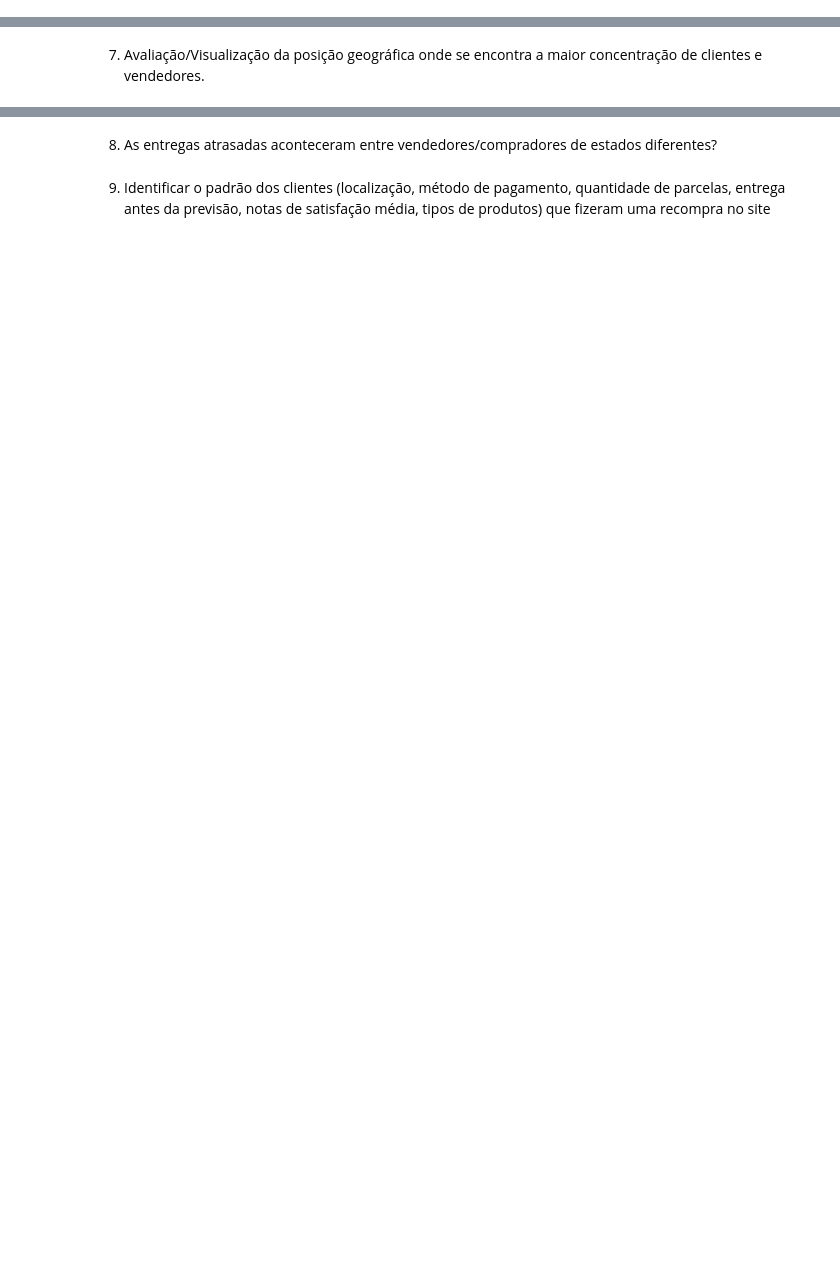
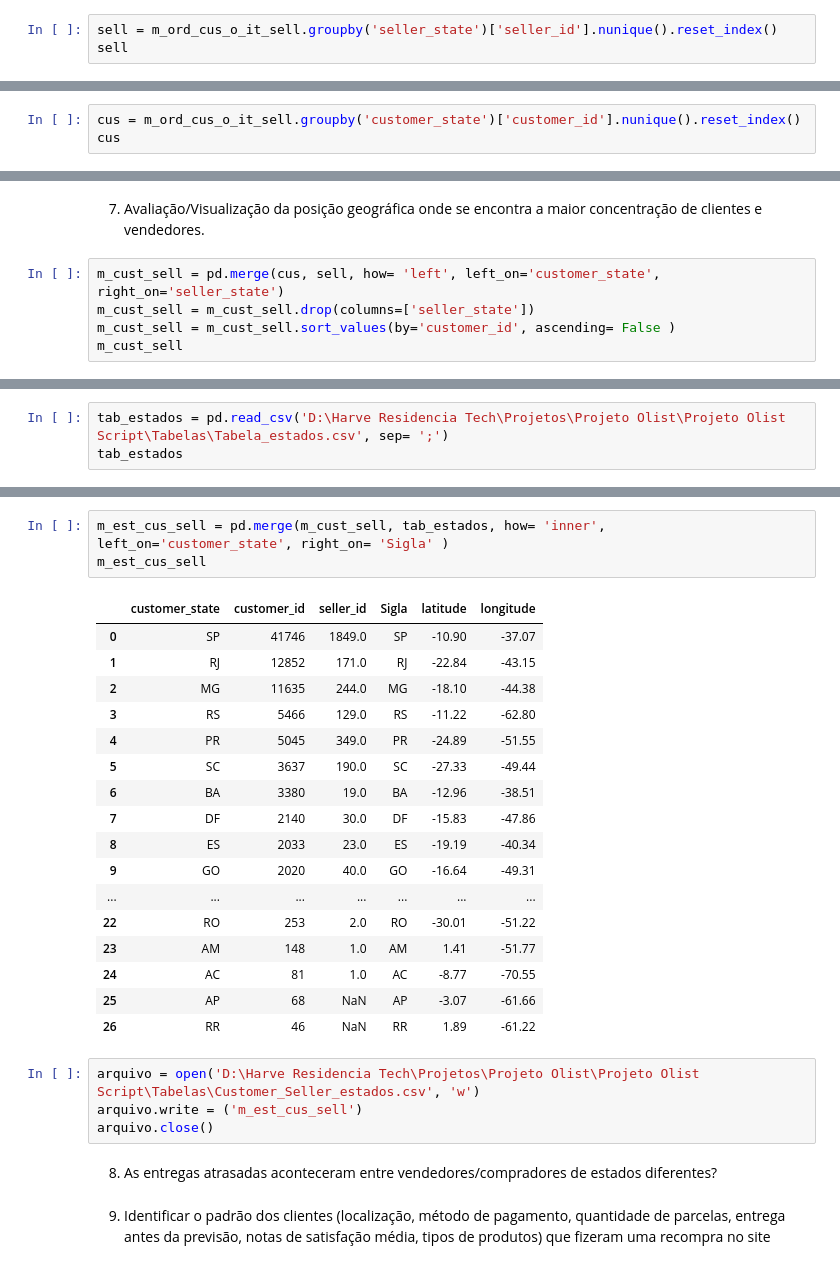
Before and after one commit to LucyMenges/Tech_Dados, a Jupyter notebook: Olist.ipynb, the cells around one changed output, grey strips where cells are left out. Saved outputs shown, nothing was run; the diff lists cells and outputs as text; blank space fills up the shorter version.

```diff
--- a/Olist.ipynb
+++ b/Olist.ipynb
@@ -1036,0 +1189,3 @@ Podemos analisar também o impacto do frete sobre o preço do produto.
+# %%
+sell = m_ord_cus_o_it_sell.groupby('seller_state')['seller_id'].nunique().reset_index()
+sell
@@ -1036,0 +1216,3 @@ Podemos analisar também o impacto do frete sobre o preço do produto.
+# %%
+cus = m_ord_cus_o_it_sell.groupby('customer_state')['customer_id'].nunique().reset_index()
+cus
@@ -1037,2 +1243,7 @@ Podemos analisar também o impacto do frete sobre o preço do produto.
 # %% [markdown]
 7.	Avaliação/Visualização da posição geográfica onde se encontra a maior concentração de clientes e vendedores.
+# %%
+m_cust_sell = pd.merge(cus, sell, how= 'left', left_on='customer_state', right_on='seller_state')
+m_cust_sell = m_cust_sell.drop(columns=['seller_state'])
+m_cust_sell = m_cust_sell.sort_values(by='customer_id', ascending= False )
+m_cust_sell
@@ -1038,0 +1268,3 @@ Podemos analisar também o impacto do frete sobre o preço do produto.
+# %%
+tab_estados = pd.read_csv('D:\Harve Residencia Tech\Projetos\Projeto Olist\Projeto Olist Script\Tabelas\Tabela_estados.csv', sep= ';')
+tab_estados
@@ -1039,3 +1289,28 @@ Podemos analisar também o impacto do frete sobre o preço do produto.
+# %%
+m_est_cus_sell = pd.merge(m_cust_sell, tab_estados, how= 'inner', left_on='customer_state', right_on= 'Sigla' )
+m_est_cus_sell
+# %% [output]
+|  | customer_state | customer_id | seller_id | Sigla | latitude | longitude |
+| 0 | SP | 41746 | 1849.0 | SP | -10.90 | -37.07 |
+| 1 | RJ | 12852 | 171.0 | RJ | -22.84 | -43.15 |
+| 2 | MG | 11635 | 244.0 | MG | -18.10 | -44.38 |
+| 3 | RS | 5466 | 129.0 | RS | -11.22 | -62.80 |
+| 4 | PR | 5045 | 349.0 | PR | -24.89 | -51.55 |
+| 5 | SC | 3637 | 190.0 | SC | -27.33 | -49.44 |
+| 6 | BA | 3380 | 19.0 | BA | -12.96 | -38.51 |
+| 7 | DF | 2140 | 30.0 | DF | -15.83 | -47.86 |
+| 8 | ES | 2033 | 23.0 | ES | -19.19 | -40.34 |
+| 9 | GO | 2020 | 40.0 | GO | -16.64 | -49.31 |
+| ... | ... | ... | ... | ... | ... | ... |
+| 22 | RO | 253 | 2.0 | RO | -30.01 | -51.22 |
+| 23 | AM | 148 | 1.0 | AM | 1.41 | -51.77 |
+| 24 | AC | 81 | 1.0 | AC | -8.77 | -70.55 |
+| 25 | AP | 68 | NaN | AP | -3.07 | -61.66 |
+| 26 | RR | 46 | NaN | RR | 1.89 | -61.22 |
+# %%
+arquivo = open('D:\Harve Residencia Tech\Projetos\Projeto Olist\Projeto Olist Script\Tabelas\Customer_Seller_estados.csv', 'w')
+arquivo.write = ('m_est_cus_sell')
+arquivo.close()
 # %% [markdown]
 8.	As entregas atrasadas aconteceram entre vendedores/compradores de estados diferentes?
 # %% [markdown]
```
Also changed, not shown: parts of 19 cells of this notebook, 2 other files.
